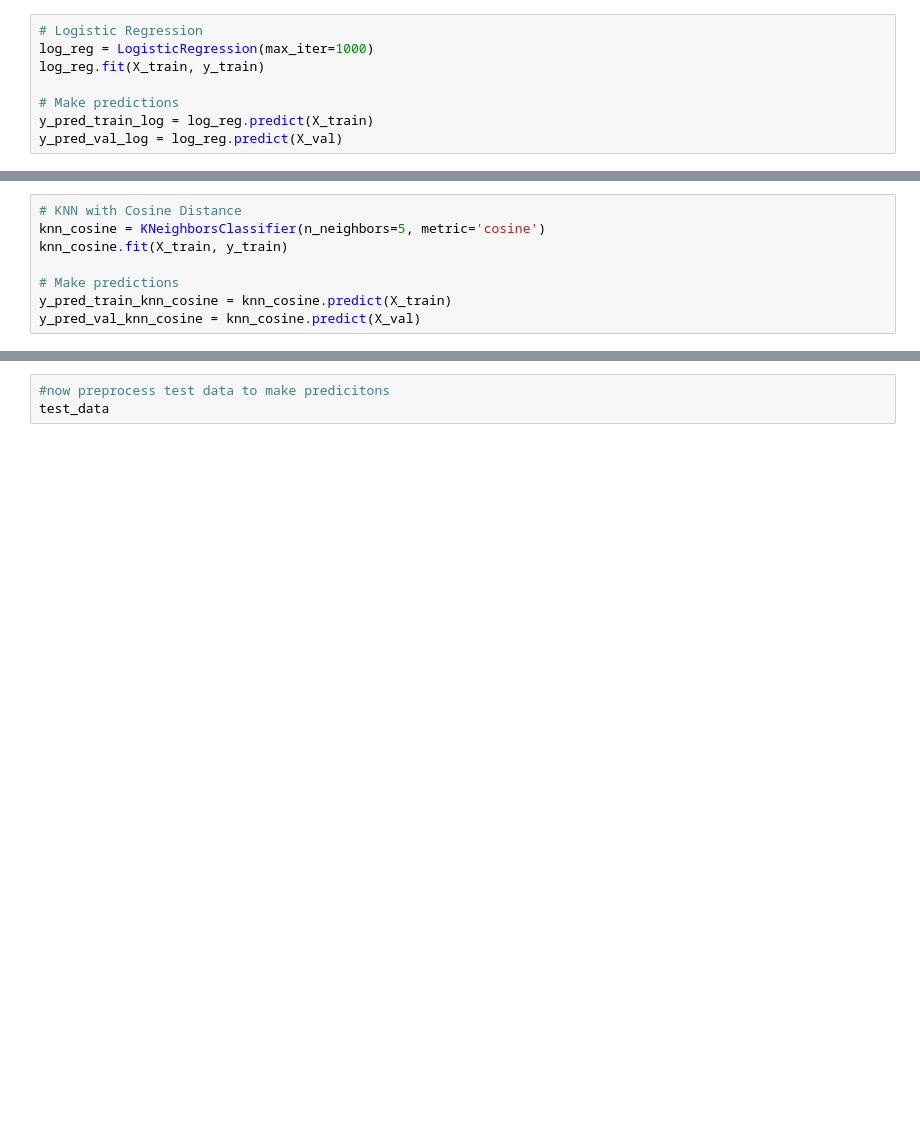
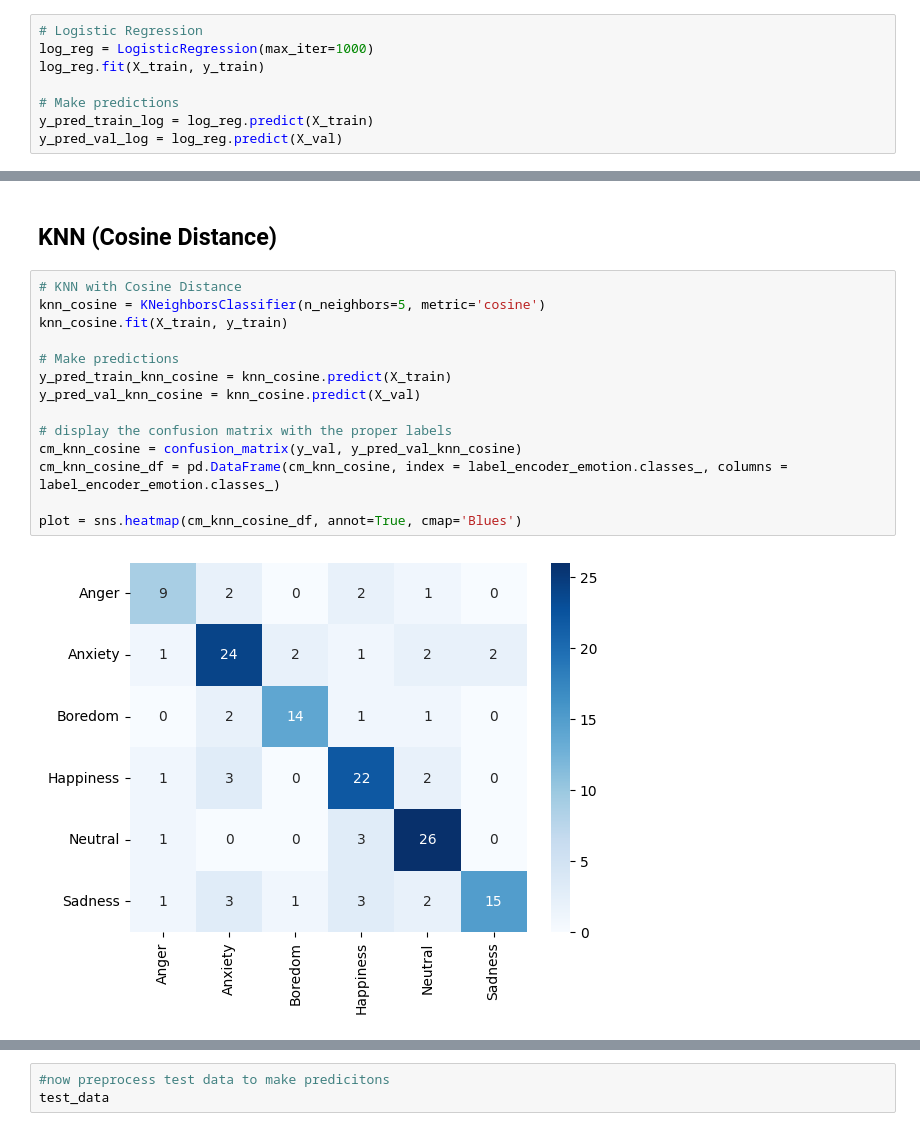
Before and after one commit to roshantaneja/ucla_cssi_2024, a Jupyter notebook: project/client.ipynb, the cells around one changed output, grey strips where cells are left out. Drawn from its saved outputs; the diff is of its cells as text; blank space fills up the shorter version.

```diff
--- a/project/client.ipynb
+++ b/project/client.ipynb
@@ -435,11 +467,21 @@ F1 Score: 0.7814
+# %% [markdown]
+## KNN (Cosine Distance)
 # %%
 # KNN with Cosine Distance
 knn_cosine = KNeighborsClassifier(n_neighbors=5, metric='cosine')
 knn_cosine.fit(X_train, y_train)
 
 # Make predictions
 y_pred_train_knn_cosine = knn_cosine.predict(X_train)
 y_pred_val_knn_cosine = knn_cosine.predict(X_val)
+
+# display the confusion matrix with the proper labels
+cm_knn_cosine = confusion_matrix(y_val, y_pred_val_knn_cosine)
+cm_knn_cosine_df = pd.DataFrame(cm_knn_cosine, index = label_encoder_emotion.classes_, columns = label_encoder_emotion.classes_)
+
+plot = sns.heatmap(cm_knn_cosine_df, annot=True, cmap='Blues')
+# %% [output]
+[figure, added]
 # %%
 # Compute evaluation metrics
 accuracy_train_knn_cosine = accuracy_score(y_train, y_pred_train_knn_cosine)
```
Also changed, not shown: parts of 33 cells of this notebook, 3 other files.
